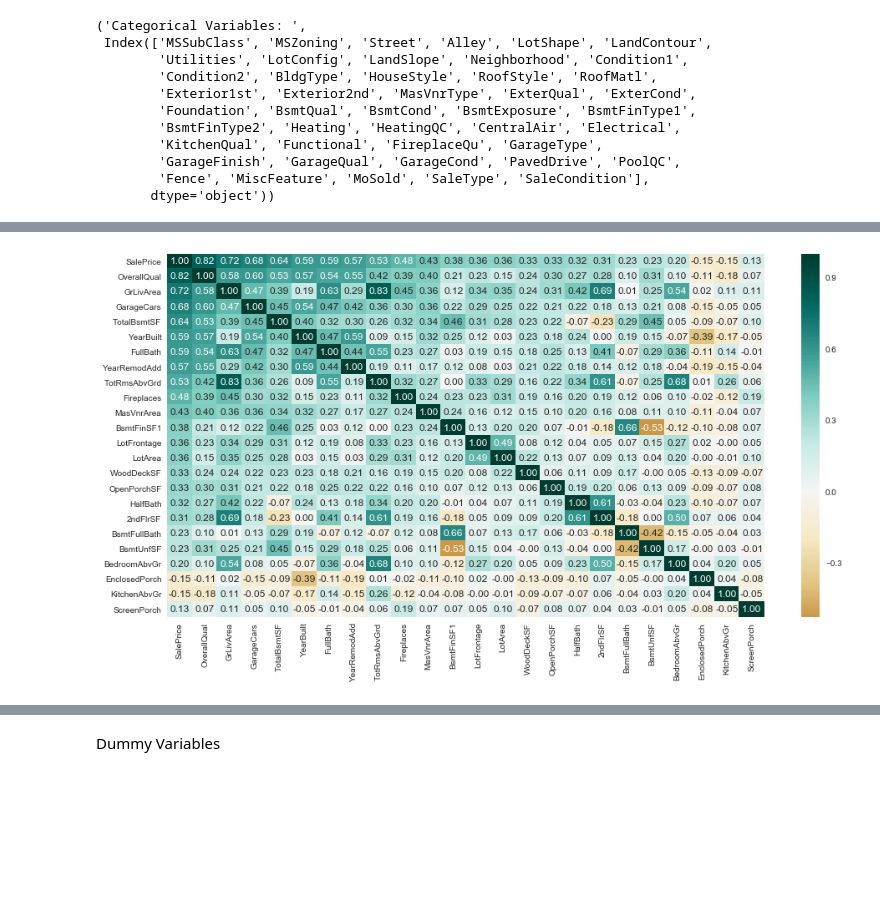
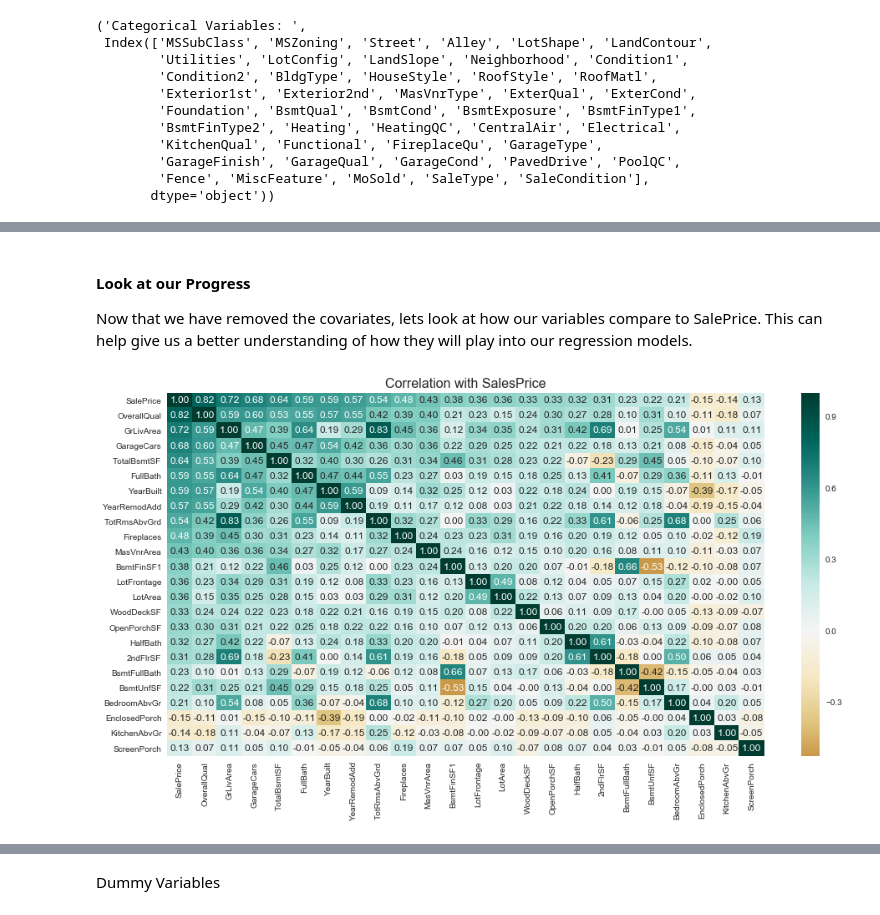
Before and after one commit to georgez-zgeorge/AML_code, a Jupyter notebook: Homework 2/Homework 2.ipynb, the cells around one changed output, grey strips where cells are left out. Drawn from its saved outputs; the diff is of its cells as text; code cells hidden in the pictures; blank space fills up the shorter version.

```diff
--- a/Homework 2/Homework 2.ipynb
+++ b/Homework 2/Homework 2.ipynb
@@ -210,0 +278,4 @@ plt.xticks(rotation=90)
+# %%
+#drop outliers in training data
+train_df=train_df.query('LotArea <100000')
+train_df=train_df.query('MiscVal <3000')
@@ -228,15 +337,26 @@ plt.show()
 # %%
-train_df.drop(columns=['GarageArea','1stFlrSF','GarageYrBlt']) #remove columns
-numeric_var=numeric_var[numeric_var!='GarageArea'] #remove them from our list too
+#Remove these three columns from our training dataframe
+train_df = train_df.drop(columns=['GarageArea','1stFlrSF','GarageYrBlt'])
+#so we can keep using our list, lets remove the columns from there as well
+numeric_var=numeric_var[numeric_var!='GarageArea']
 numeric_var=numeric_var[numeric_var!='1stFlrSF']
 numeric_var=numeric_var[numeric_var!='GarageYrBlt']
+# %% [markdown]
+#### Look at our Progress
+
+Now that we have removed the covariates, lets look at how our variables compare to SalePrice. This can help give us a better understanding of how they will play into our regression models.
 # %%
-correlation=train_df[numeric_var].corr() #calculate again the correlation matrix (without the removed columns)
-aux=abs(correlation['SalePrice']).sort_values(ascending=False) #sort variables by their correlation with SalePrice
-selected_feats=aux[0:24].index #Take the best 24.
+#Set up the same matrix, just without the columns we removed
+correlation=train_df[numeric_var].corr()
+#sort variables by their correlation with SalePrice which gives us a nice picture
+aux=abs(correlation['SalePrice']).sort_values(ascending=False)
+#Take the best 24 so it fits well and still has the most data
+selected_feats=aux[0:24].index
 sns.set()
 fig, ax = plt.subplots(figsize=(16,8))
 sns.heatmap(correlation.loc[selected_feats,selected_feats], annot=True,fmt='.2f',ax=ax,cmap="BrBG",center=0)
+title = plt.title('Correlation with SalesPrice',fontsize=16)
+#show plot
 plt.show()
 # %% [output]
-[figure, old version]
+[figure, new version]
```
Also changed, not shown: parts of 83 cells of this notebook, 6 other files.
